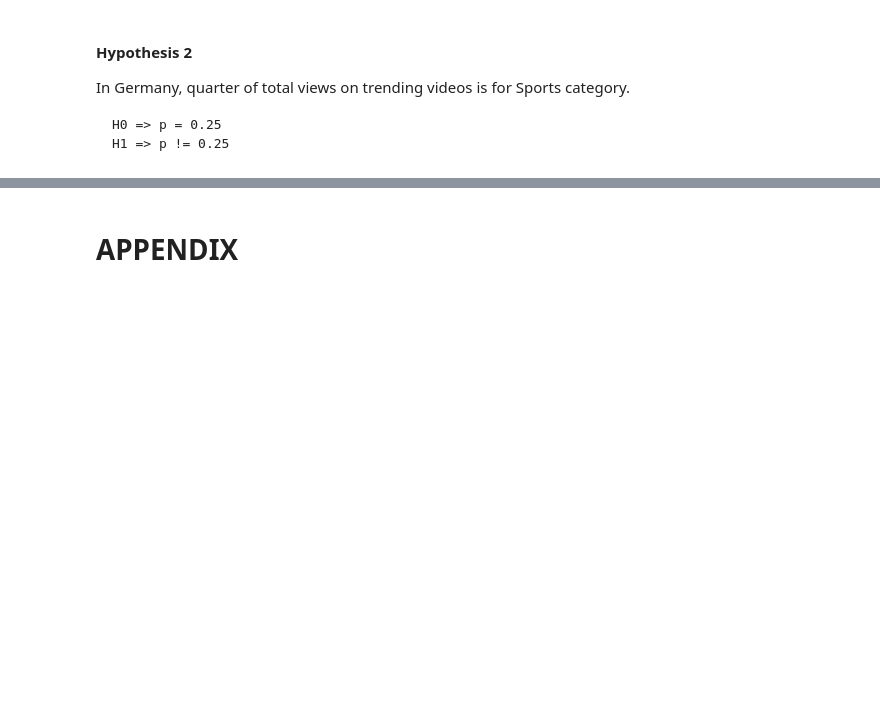
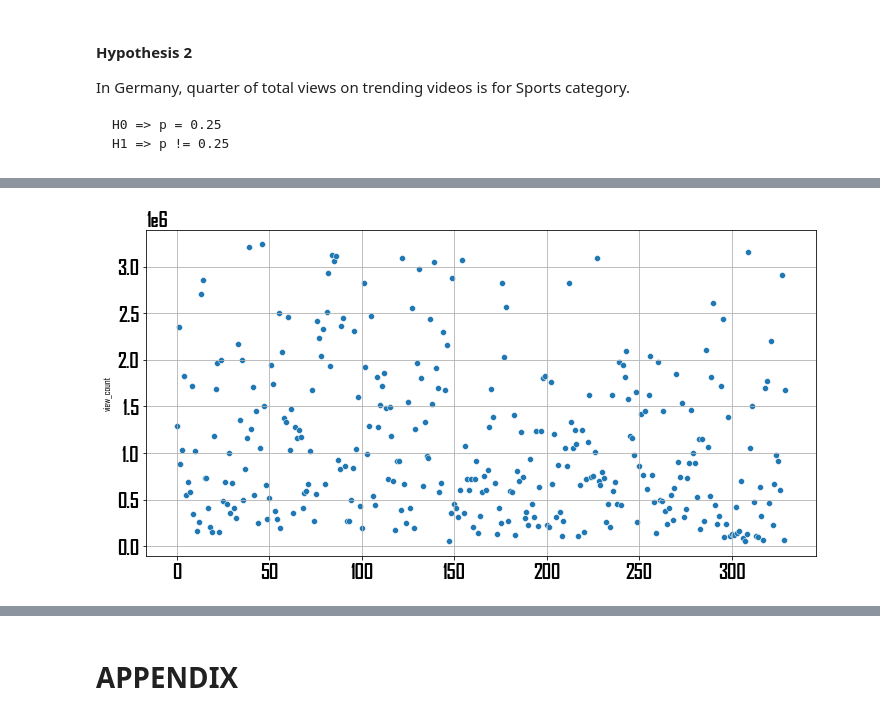
Before and after one commit to gorkemguneser/Youtube-Trending-Videos-Statistical-Analysis, a Jupyter notebook: code/YouTube Trending Videos Statistical Analysis.ipynb, the cells around one changed output, grey strips where cells are left out. Cells and saved outputs as stored; diff of their text form; code cells hidden in the pictures; blank space fills up the shorter version.

```diff
--- a/code/YouTube Trending Videos Statistical Analysis.ipynb
+++ b/code/YouTube Trending Videos Statistical Analysis.ipynb
@@ -938,0 +969,6 @@ Null hytpothesis is rejected.
+# %%
+sns.scatterplot(data = data_gb_unique_music.reset_index(),
+                x = data_gb_unique_music.reset_index().index, y = 'view_count')
+plt.grid(True)
+# %% [output]
+[figure, added]
```
Also changed, not shown: parts of 31 cells of this notebook.
